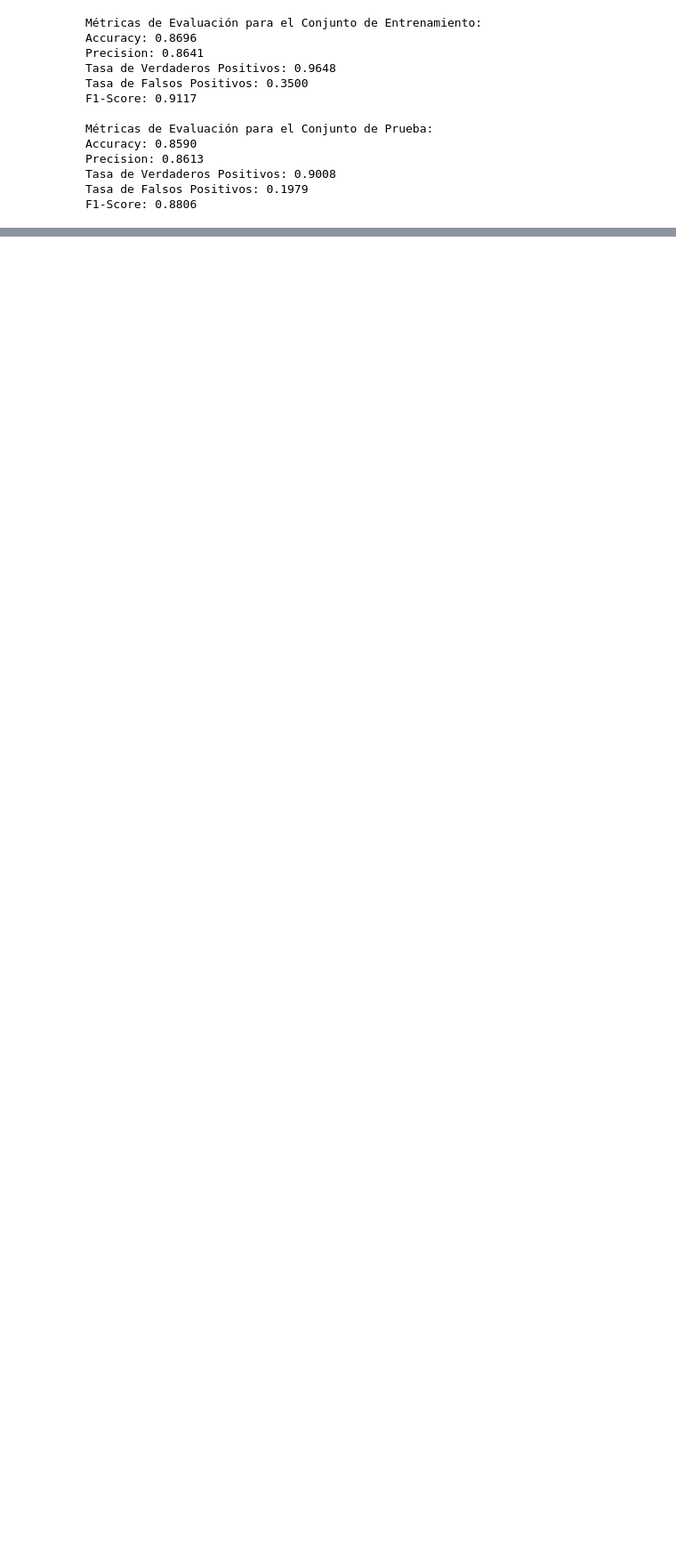
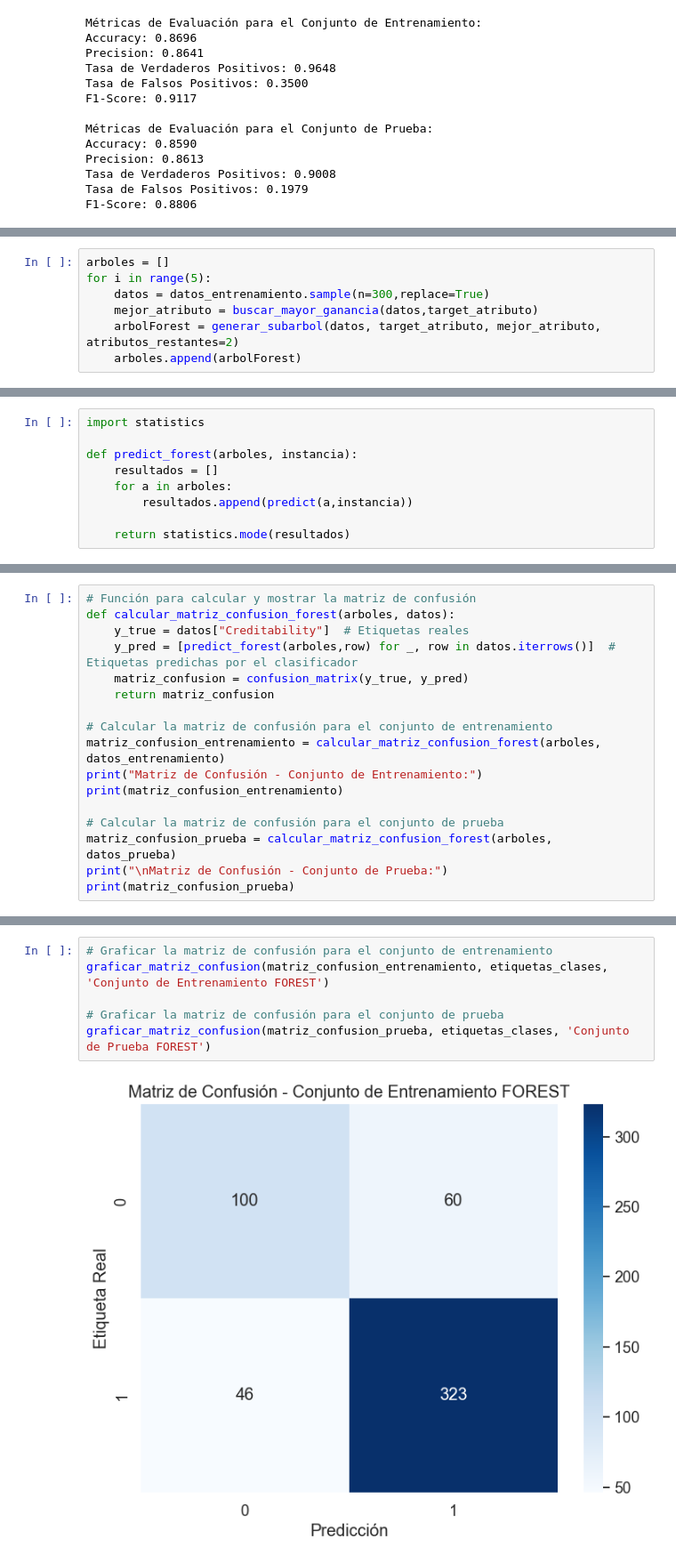
Before and after one commit to UnahurAprendizajeAutomatico/Tp2_arboles, a Jupyter notebook: notebooks/arboles_decisiones.ipynb, the cells around one changed output, grey strips where cells are left out. Shown at 89% size. Drawn from its saved outputs; the diff is of its cells as text; blank space fills up the shorter version.

Commit message:
forest funcionando

```diff
--- a/notebooks/arboles_decisiones.ipynb
+++ b/notebooks/arboles_decisiones.ipynb
@@ -585,0 +596,7 @@ F1-Score: 0.8806
+# %%
+arboles = []
+for i in range(5):
+    datos = datos_entrenamiento.sample(n=300,replace=True)
+    mejor_atributo = buscar_mayor_ganancia(datos,target_atributo)
+    arbolForest = generar_subarbol(datos, target_atributo, mejor_atributo, atributos_restantes=2)
+    arboles.append(arbolForest)
@@ -585,0 +605,9 @@ F1-Score: 0.8806
+# %%
+import statistics
+
+def predict_forest(arboles, instancia):
+    resultados = []
+    for a in arboles:
+        resultados.append(predict(a,instancia))
+
+    return statistics.mode(resultados)
@@ -585,0 +616,17 @@ F1-Score: 0.8806
+# %%
+# Función para calcular y mostrar la matriz de confusión
+def calcular_matriz_confusion_forest(arboles, datos):
+    y_true = datos["Creditability"]  # Etiquetas reales
+    y_pred = [predict_forest(arboles,row) for _, row in datos.iterrows()]  # Etiquetas predichas por el clasificador
+    matriz_confusion = confusion_matrix(y_true, y_pred)
+    return matriz_confusion
+
+# Calcular la matriz de confusión para el conjunto de entrenamiento
+matriz_confusion_entrenamiento = calcular_matriz_confusion_forest(arboles, datos_entrenamiento)
+print("Matriz de Confusión - Conjunto de Entrenamiento:")
+print(matriz_confusion_entrenamiento)
+
+# Calcular la matriz de confusión para el conjunto de prueba
+matriz_confusion_prueba = calcular_matriz_confusion_forest(arboles, datos_prueba)
+print("\nMatriz de Confusión - Conjunto de Prueba:")
+print(matriz_confusion_prueba)
@@ -585,0 +643,8 @@ F1-Score: 0.8806
+# %%
+# Graficar la matriz de confusión para el conjunto de entrenamiento
+graficar_matriz_confusion(matriz_confusion_entrenamiento, etiquetas_clases, 'Conjunto de Entrenamiento FOREST')
+
+# Graficar la matriz de confusión para el conjunto de prueba
+graficar_matriz_confusion(matriz_confusion_prueba, etiquetas_clases, 'Conjunto de Prueba FOREST')
+# %% [output]
+[figure, added]
```
Also changed, not shown: parts of 13 cells of this notebook.
